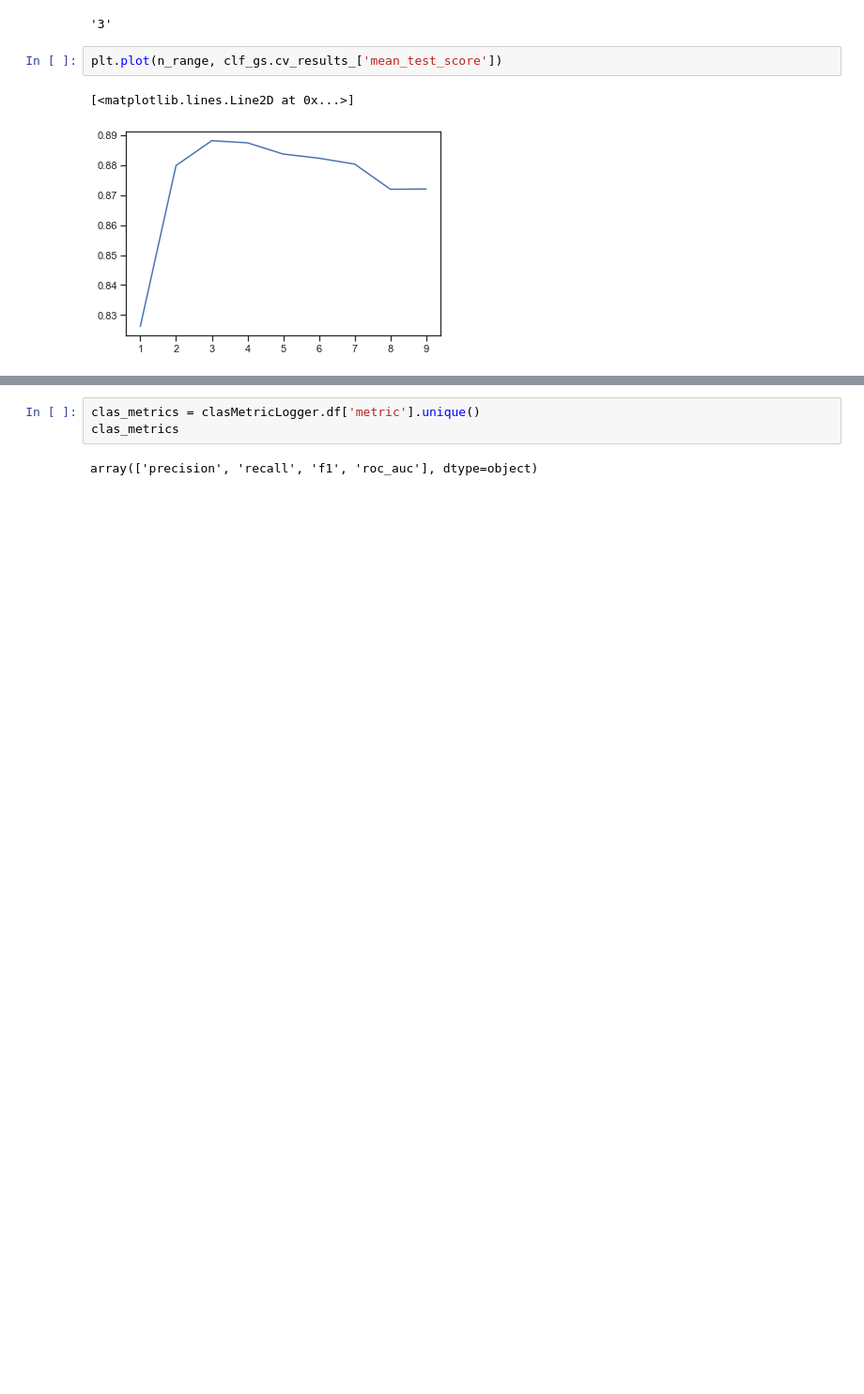
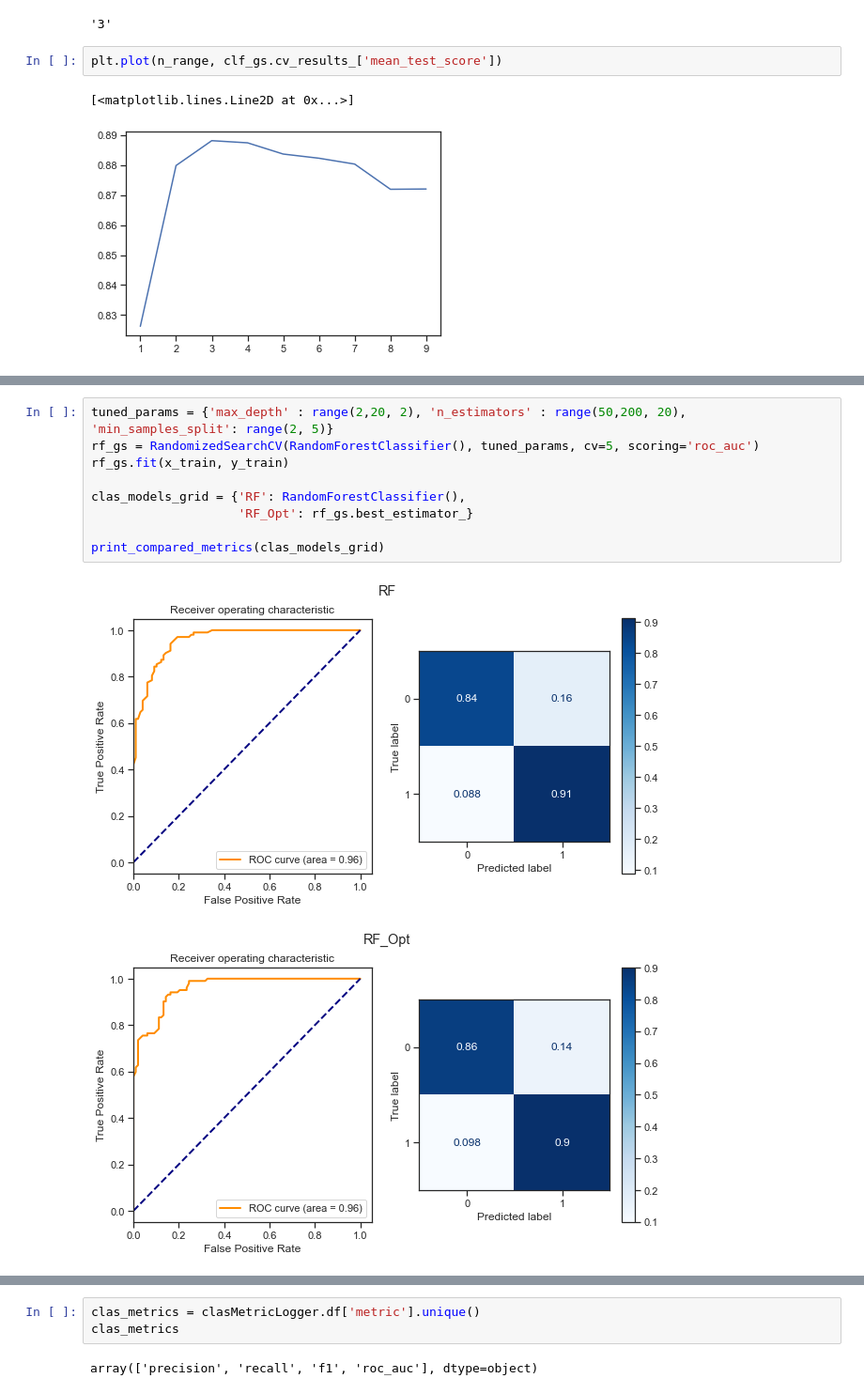
Before and after one commit to Quantulion/TMO, a Jupyter notebook: NIRS/nirs.ipynb, the cells around one changed output, grey strips where cells are left out. Shown at 94% size. Drawn from its saved outputs; the diff is of its cells as text; blank space fills up the shorter version.

```diff
--- a/NIRS/nirs.ipynb
+++ b/NIRS/nirs.ipynb
@@ -308,0 +369,12 @@ KeyboardInterrupt:
+# %%
+tuned_params = {'max_depth' : range(2,20, 2), 'n_estimators' : range(50,200, 20), 'min_samples_split': range(2, 5)}
+rf_gs = RandomizedSearchCV(RandomForestClassifier(), tuned_params, cv=5, scoring='roc_auc')
+rf_gs.fit(x_train, y_train)
+
+clas_models_grid = {'RF': RandomForestClassifier(),
+                    'RF_Opt': rf_gs.best_estimator_}
+
+print_compared_metrics(clas_models_grid)
+# %% [output]
+[figure, added]
+[figure, added]
```
Also changed, not shown: parts of 40 cells of this notebook, 2 other files.
